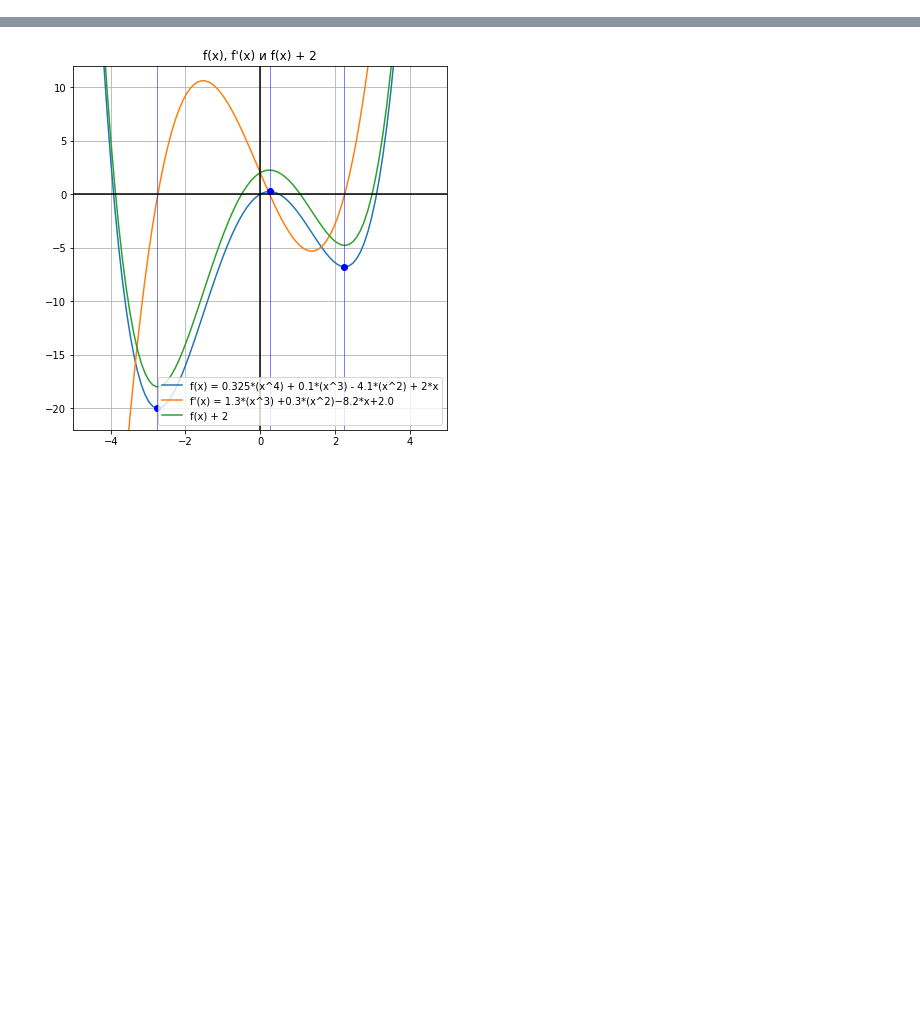
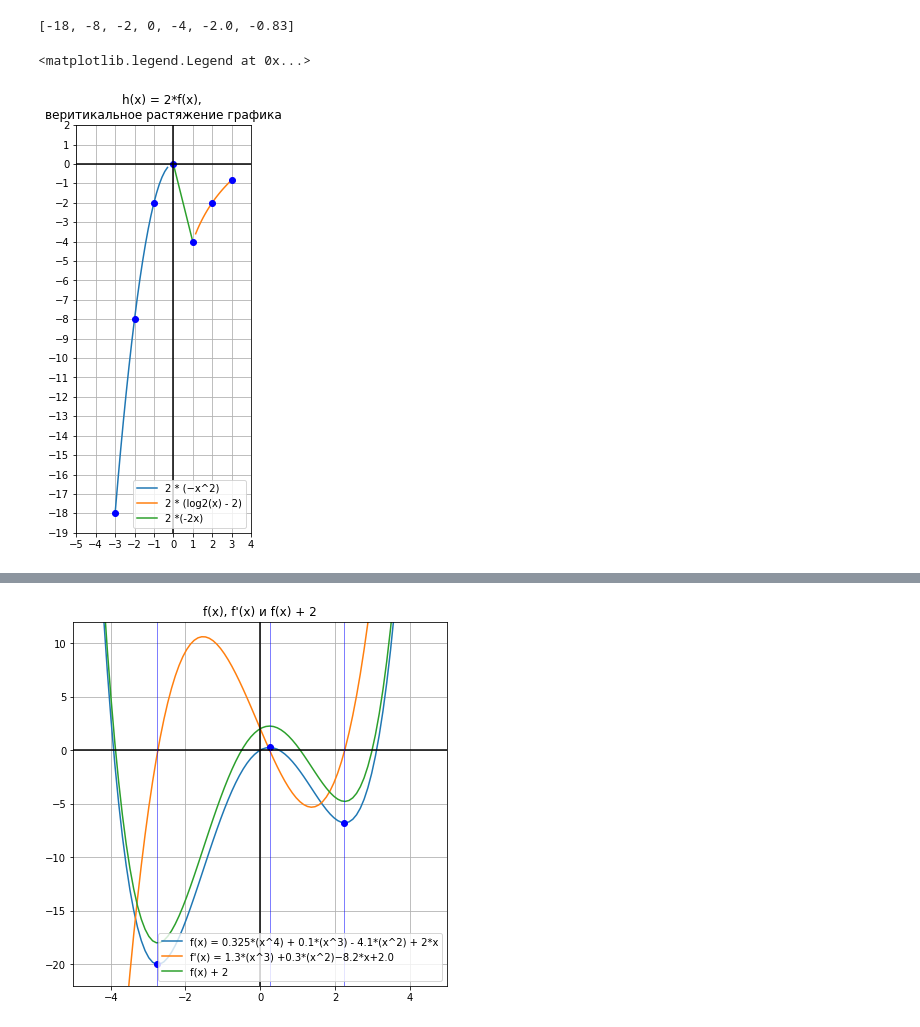
Before and after one commit to AlexSkrn/MISIS, a Jupyter notebook: HSE_HW_calculus.ipynb, the cells around one changed output, grey strips where cells are left out. Saved outputs shown, nothing was run; the diff lists cells and outputs as text; code cells hidden in the pictures; blank space fills up the shorter version.

```diff
--- a/HSE_HW_calculus.ipynb
+++ b/HSE_HW_calculus.ipynb
@@ -0,0 +147,41 @@
+# %%
+Y_data  = [h(x) for x in X_data]
+
+print([round(x, 2) for x in Y_data])
+
+x = np.arange(-5,5, 1)  # np.linspace ?
+fig, ax = plt.subplots()
+x_lt_zero = np.linspace(-3, -.3, 20)
+ax.plot(x_lt_zero, 2 * (-(x_lt_zero**2)), label='2 * (−x^2)')
+
+x_gt_one = np.linspace(1.15, 3, 20)
+ax.plot(x_gt_one, 2 * (np.log2(x_gt_one) - 2), label='2 * (log2(x) - 2)')
+
+x_gt_zero_lt_one = np.linspace(0, 1, 20)
+ax.plot(x_gt_zero_lt_one, 2 * (-(2*x_gt_zero_lt_one)), label='2 *(-2x)')
+
+ax.plot(X_data, Y_data, 'bo')
+# ax.plot(x, np.log(x))
+ax.set_aspect('equal')
+ax.grid(True, which='both')
+
+# major_ticks = np.arange(0, 101, 20)
+# minor_ticks = np.arange(0, 101, 5)
+
+ax.set_xticks(np.arange(-5, 5, 1))
+# ax.set_xticks(minor_ticks, minor=True)
+ax.set_yticks(np.arange(-19, 3, 1))
+# ax.set_yticks(minor_ticks, minor=True)
+
+ax.set_title('h(x) = 2*f(x), \nверитикальное растяжение графика')
+
+ax.axhline(y=0, color='k')
+ax.axvline(x=0, color='k')
+
+fig.set_size_inches(7.5, 7.5)
+
+plt.legend()
+# %% [output]
+[-18, -8, -2, 0, -4, -2.0, -0.83]
+<matplotlib.legend.Legend at 0x...>
+[figure, added]
```
Also changed, not shown: parts of 21 cells of this notebook.
